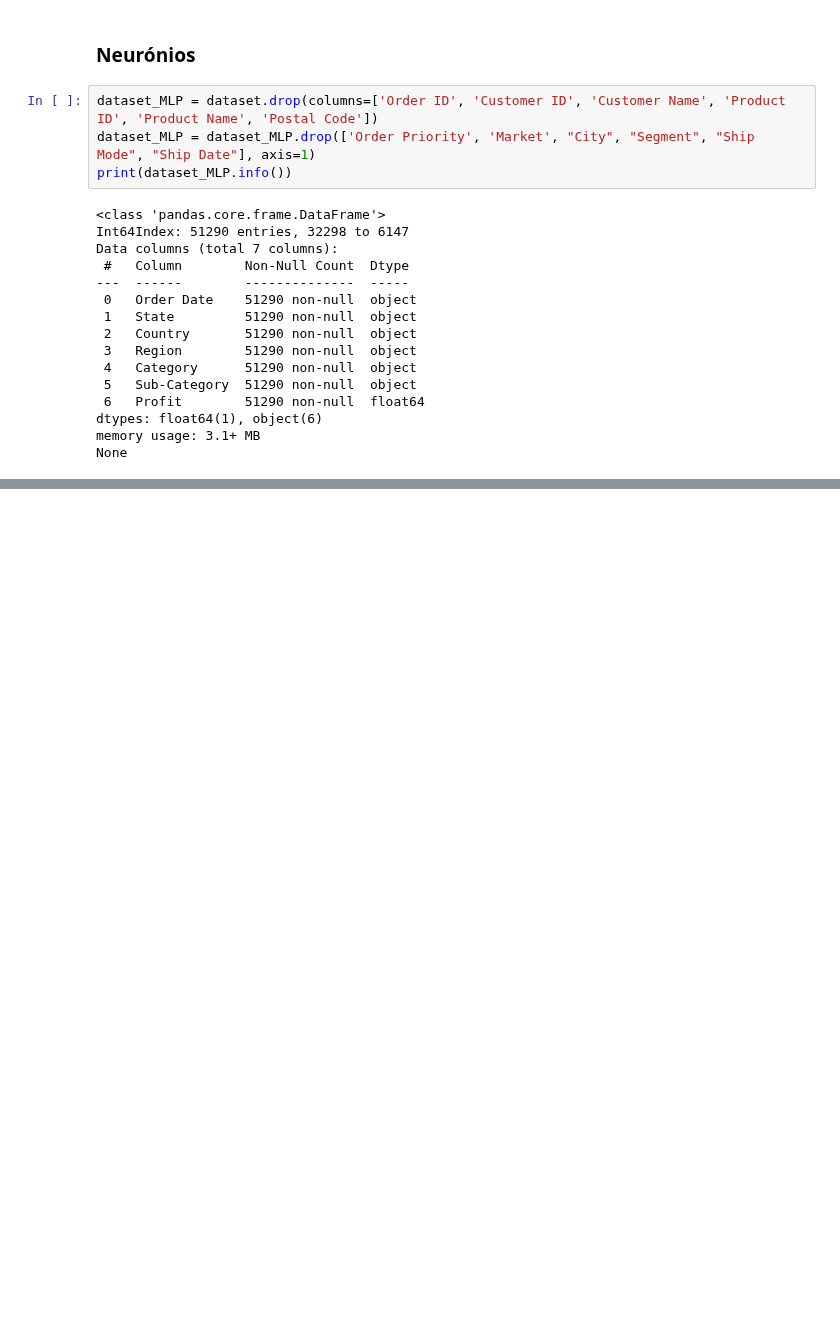
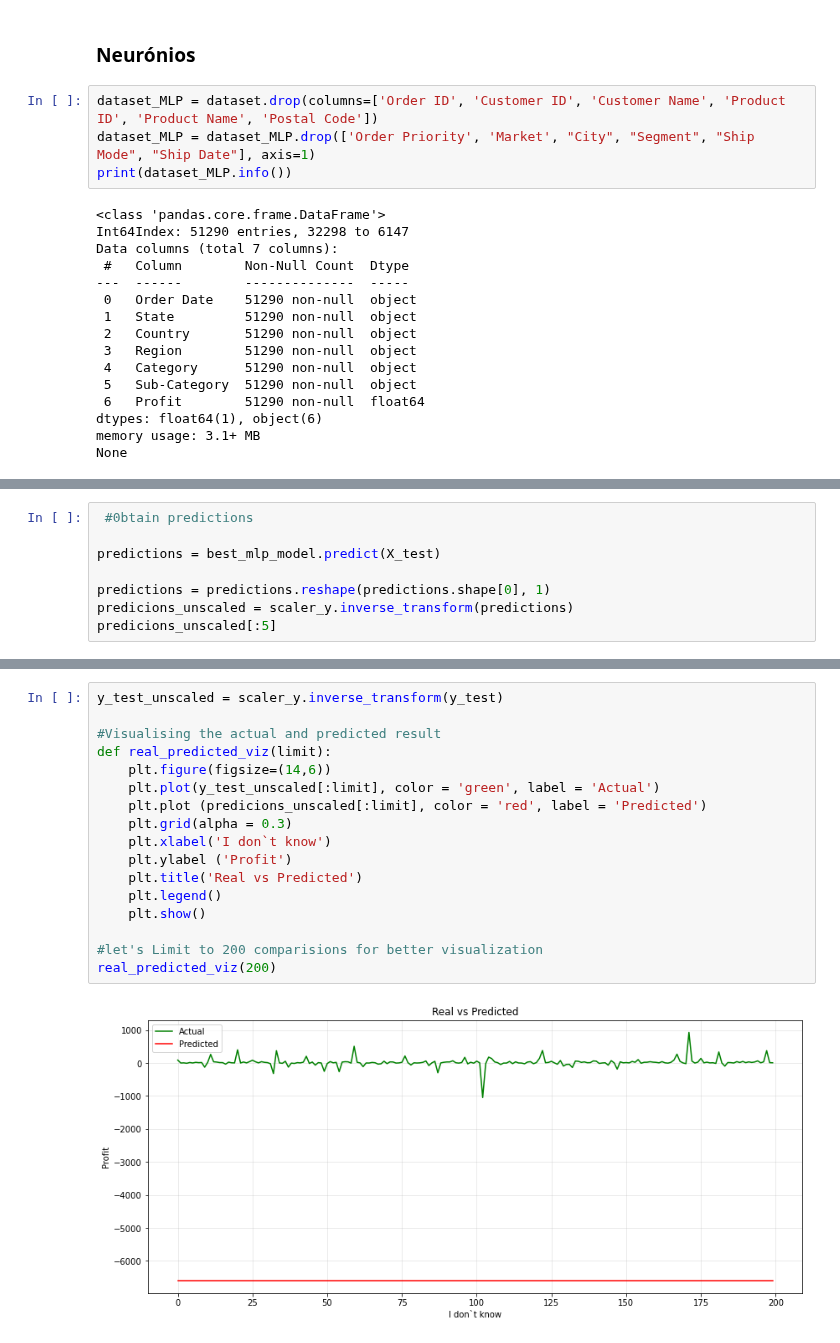
Before and after one commit to gonaloppcc/projetoDAA, a Jupyter notebook: melhor_grupo/assigment-checkpoint.ipynb, the cells around one changed output, grey strips where cells are left out. Drawn from its saved outputs; the diff is of its cells as text; blank space fills up the shorter version.

```diff
--- a/melhor_grupo/assigment-checkpoint.ipynb
+++ b/melhor_grupo/assigment-checkpoint.ipynb
@@ -582,0 +670,8 @@ mse_krr = mean_squared_error(y_scaled, y_pred)
+# %%
+ #0btain predictions
+
+predictions = best_mlp_model.predict(X_test)
+
+predictions = predictions.reshape(predictions.shape[0], 1)
+predicions_unscaled = scaler_y.inverse_transform(predictions)
+predicions_unscaled[:5]
@@ -583 +685,20 @@ mse_krr = mean_squared_error(y_scaled, y_pred)
+# %%
+y_test_unscaled = scaler_y.inverse_transform(y_test)
+
+#Visualising the actual and predicted result
+def real_predicted_viz(limit):
+    plt.figure(figsize=(14,6))
+    plt.plot(y_test_unscaled[:limit], color = 'green', label = 'Actual')
+    plt.plot (predicions_unscaled[:limit], color = 'red', label = 'Predicted')
+    plt.grid(alpha = 0.3)
+    plt.xlabel('I don`t know')
+    plt.ylabel ('Profit')
+    plt.title('Real vs Predicted')
+    plt.legend()
+    plt.show()
+
+#let's Limit to 200 comparisions for better visualization
+real_predicted_viz(200)
+# %% [output]
+[figure, added]
 # %%
```
Also changed, not shown: parts of 11 cells of this notebook.
